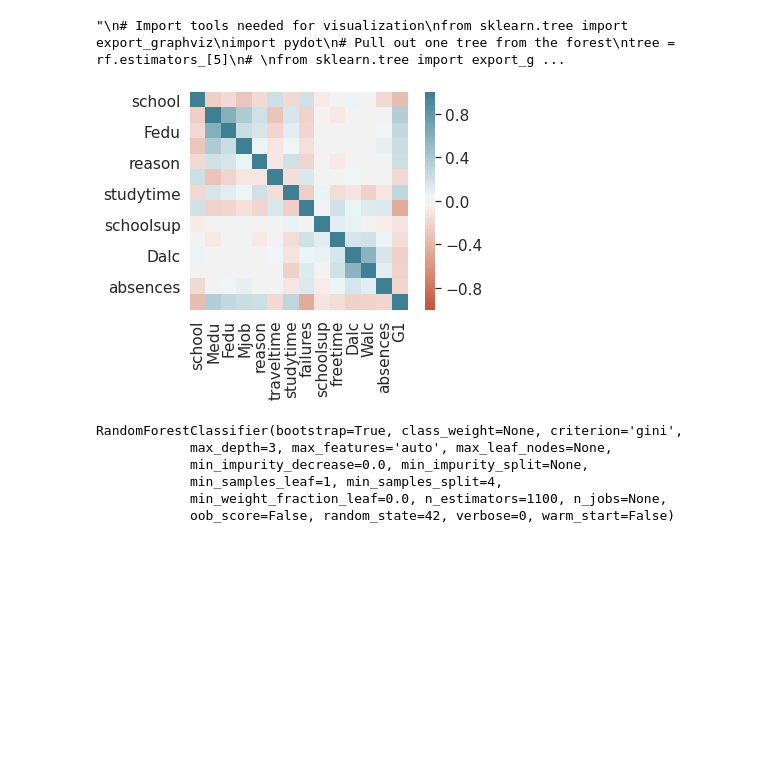
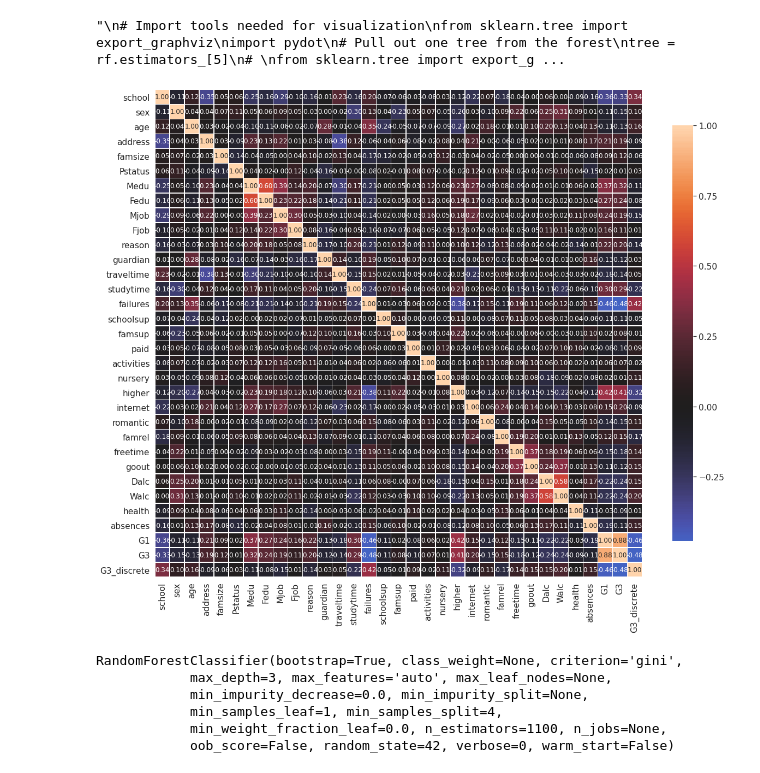
Before and after one commit to olga-khab/msa-predicting-performance, a Jupyter notebook: msa-project.ipynb, the cells around one changed output. Saved outputs shown, nothing was run; the diff lists cells and outputs as text; code cells hidden in the pictures; blank space fills up the shorter version.

```diff
--- a/msa-project.ipynb
+++ b/msa-project.ipynb
@@ -406,38 +406,38 @@ corr = df_selected.corr()
 ax = sn.heatmap(
     corr,
     vmin=-1, vmax=1, center=0,
     cmap=sn.diverging_palette(20, 220, n=200),
     square=True
 )
 ax.set_xticklabels(
     ax.get_xticklabels(),
     #rotation=45,
     #horizontalalignment='right'
 )
 ax.set_yticklabels(
     ax.get_yticklabels(),
     #rotation=45,
     horizontalalignment='right'
 );
 '''
 import pandas as pd
 import numpy as np
 import matplotlib.pyplot as plt
 import seaborn as sns
 
 
 
 def correlation_heatmap(train):
-    correlations = df_selected.corr()
+    correlations = train.corr()
 
-    fig, ax = plt.subplots(figsize=(10,10))
+    fig, ax = plt.subplots(figsize=(20,20))
     sns.heatmap(correlations, vmax=1.0, center=0, fmt='.2f',
-                square=True, linewidths=.5, annot=True, cbar_kws={"shrink": .70})
+                square=True, linewidths=.5, annot=True, cbar_kws={"shrink": .70},  annot_kws={"size": 12})
     plt.show();
 
-correlation_heatmap(train)
+correlation_heatmap(pd.concat([balanced_sample], axis=1, sort=False))
 # %% [output]
-[figure, old version]
+[figure, new version]
 # %%
 # recode into binary
 
```
Also changed, not shown: parts of 7 cells of this notebook.
